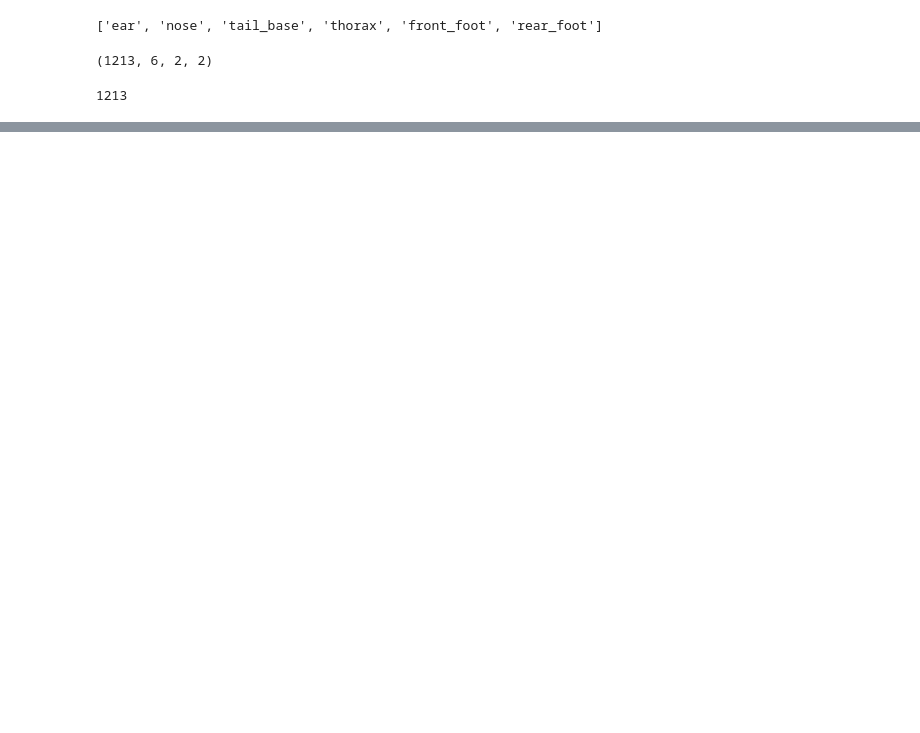
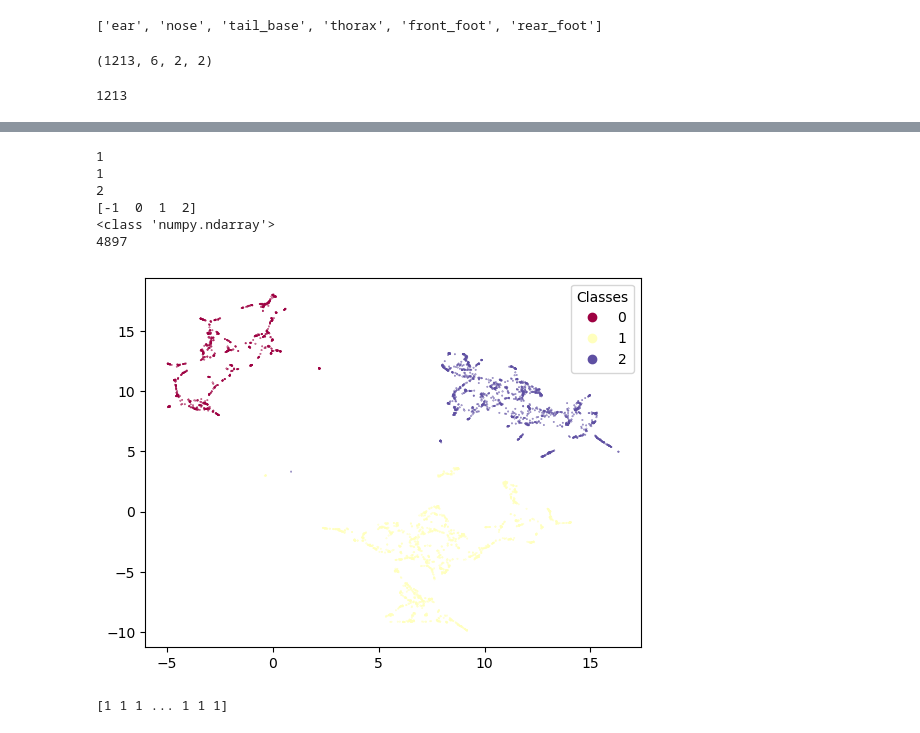
Before and after one commit to padillacoreanolab/pose_tracking_repo, a Jupyter notebook: results/tube_test_analysis/tube_test_features.ipynb, the cells around one changed output, grey strips where cells are left out. Drawn from its saved outputs; the diff is of its cells as text; code cells hidden in the pictures; blank space fills up the shorter version.

```diff
--- a/results/tube_test_analysis/tube_test_features.ipynb
+++ b/results/tube_test_analysis/tube_test_features.ipynb
@@ -246,0 +302,37 @@ range(0, 1)
+# %%
+hdbscan_labels = hdbscan.HDBSCAN(min_samples=10, min_cluster_size=500).fit_predict(clusterable_embedding)
+print(hdbscan_labels[4896])
+print(hdbscan_labels[3])
+print(hdbscan_labels[560])
+
+
+print(np.unique(hdbscan_labels))
+print(type(hdbscan_labels))
+print(len(hdbscan_labels))
+# %% [output]
+1
+1
+2
+[-1  0  1  2]
+<class 'numpy.ndarray'>
+4897
+# %%
+clustered = (hdbscan_labels >= 0)
+fig, ax = plt.subplots()
+
+# plt.scatter(standard_embedding[~clustered, 0],
+#             standard_embedding[~clustered, 1],
+#             color=(0.5, 0.5, 0.5),
+#             s=0.1,
+#             alpha=0.5)
+scatter = plt.scatter(standard_embedding[clustered, 0],
+            standard_embedding[clustered, 1],
+            c=hdbscan_labels[clustered],
+            s=0.1,
+            cmap='Spectral')
+
+plt.legend(*scatter.legend_elements(),  title="Classes")
+plt.savefig('./feature_clusters.png')
+plt.show()
+# %% [output]
+[figure, added]
@@ -246,0 +343,22 @@ range(0, 1)
+# %%
+def cluster_dic(labels):
+    """
+    takes in a list of labels (hdbscan labels)
+    and returns a dictionary {cluster:[list of frames]}
+    """
+    clusters = {}
+    print(labels)
+    # if a cluster key already exists in the dictionary, append its value (list) with the new frame (i)
+    for i in range(len(labels)):
+        if labels[i] in clusters:
+            temp_val = clusters[labels[i]]
+            temp_val.append(i)
+            clusters[labels[i]] = temp_val
+        #if the cluser does not have a unique key yet, create one, who
+        else:
+            clusters[labels[i]] = [i]
+    return clusters
+
+cluster_dict = cluster_dic(hdbscan_labels)
+# %% [output]
+[1 1 1 ... 1 1 1]
```
Also changed, not shown: parts of 26 cells of this notebook, 2 other files.
